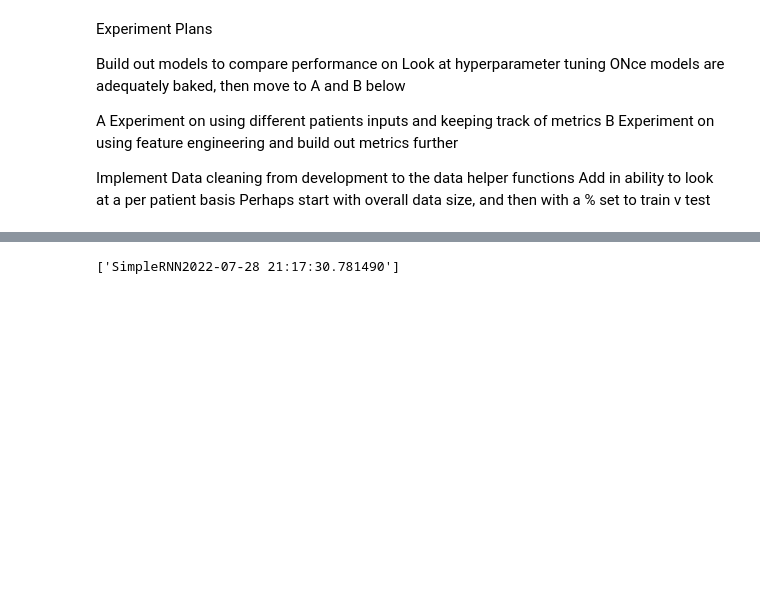
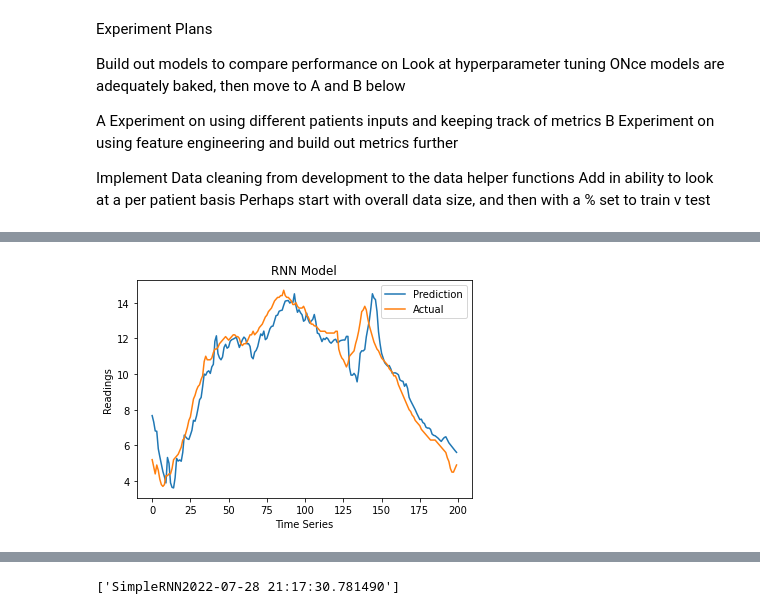
Before and after one commit to bsw-del/MRPDeepLearningWithCGM, a Jupyter notebook: experiment_development.ipynb, the cells around one changed output, grey strips where cells are left out. Cells and saved outputs as stored; diff of their text form; code cells hidden in the pictures; blank space fills up the shorter version.

Commit message:
Updating code for model modelRunning

```diff
--- a/experiment_development.ipynb
+++ b/experiment_development.ipynb
@@ -48,20 +49,29 @@ layers=[]
 # %%
+## Simple RNN Model
+## Initialize
+model_name = 'SimpleRNN'
+num_layers = 3
+epochs_num = 10
+batch_size_set = 25
+optimizer_set = 'adam'
+forecast_distance=6
+number_readings=
+
 ## Get New Data
 a=DataSampling()
 a.samplingDF
-X_train,X_test,y_train,y_test = a.SampleValidSequences(num_clients=3, test_split=0.3)
+X_train,X_test,y_train,y_test = a.SampleValidSequences(num_clients=5, test_split=0.3,forecast_dist=forecast_distance,reading_length=number_readings)
+#a.SampleValidSequences(num_clients=5, test_split=0.3)
+#a.SampleValidSequences(num_clients=5, test_split=0.3,forecast_dist=forecast_distance,reading_length=number_readings)
 
-X_train = np.array(X_train)
-y_train = np.array(y_train)
-X_test = np.array(X_test)
-y_test = np.array(y_test)
+X_train = np.asarray(X_train)
+y_train = np.asarray(y_train)
+X_test = np.asarray(X_test)
+y_test = np.asarray(y_test)
 
-## Initialize
-model_name = 'SimpleRNN'
-num_layers = 3
-epochs_num = 7
-batch_size_set = 100
-optimizer_set = 'adam'
+print (X_train,y_train)
+print (type(X_train))
+
 #SETUP THE STACK
 model_rnn = Sequential()
 model_rnn.add(SimpleRNN(50, activation='relu', input_shape=(8,1)))
@@ -94,4 +104,8 @@ epochs.append(epochs_num)
 batch_size.append(batch_size_set)
 optimizer.append(optimizer_set)
 layers.append(num_layers)
+forecast_distance_perf.append(forecast_distance)
+prev_readings.append(number_readings)
+
+## determine why this is pushing out lists instead of an array
 # %% [output]
@@ -124,0 +148,12 @@ metrics_df = pd.DataFrame(list(zip(Execution_time,train_rmse_results,test_rmse_r
+# %%
+
+y_pred = model_rnn.predict(X_test)
+plt.plot(range(len(y_pred[:200])),y_pred[:200], label='Prediction')
+plt.plot(y_test[:200], label='Actual')
+plt.xlabel('Time Series')
+plt.ylabel('Readings')
+plt.title('RNN Model')
+plt.legend()
+plt.show()
+# %% [output]
+[figure, added]
```
Also changed, not shown: parts of 11 cells of this notebook, 2 other files.
